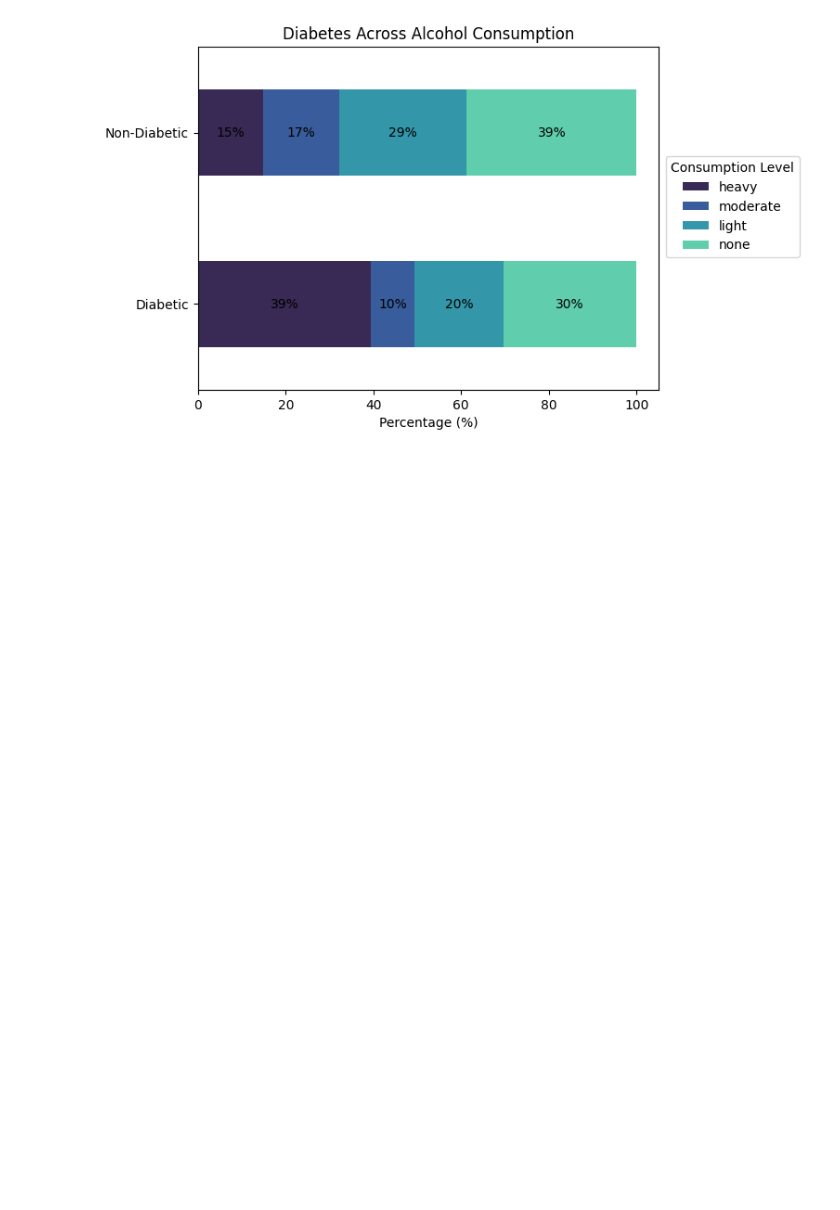
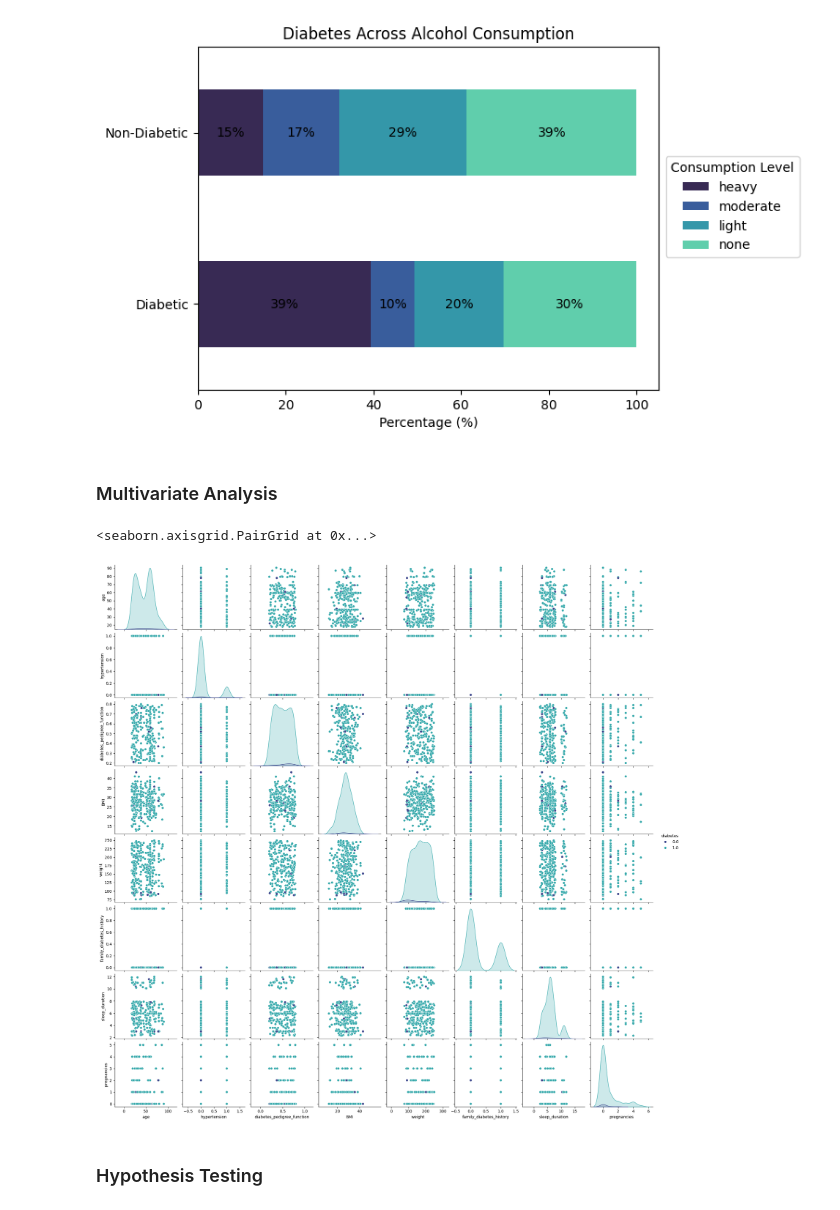
Before and after one commit to isabella-madiedo/Diabetes-Datathon, a Jupyter notebook: Code/exploratory_data_analysis.ipynb, the cells around one changed output. Drawn from its saved outputs; the diff is of its cells as text; code cells hidden in the pictures; blank space fills up the shorter version.

```diff
--- a/Code/exploratory_data_analysis.ipynb
+++ b/Code/exploratory_data_analysis.ipynb
@@ -199,3 +217,13 @@ fig , ax = stacked_viz('stress_level', 4, 'Diabetes Across Stress Levels', 'Stre
 fig , ax = stacked_viz('alcohol_consumption', 4, 'Diabetes Across Alcohol Consumption', 'Consumption Level', (1.32,0.7), ['heavy', 'moderate', 'light', 'none'])
 # %% [output]
 [figure]
+# %% [markdown]
+### Multivariate Analysis
+# %%
+clean_data_sample, _ = train_test_split(clean_data, test_size=0.995, stratify=clean_data['diabetes'], random_state=42)
+sns.pairplot(clean_data_sample, hue='diabetes', diag_kind='kde', palette='mako')
+# %% [output]
+<seaborn.axisgrid.PairGrid at 0x...>
+[figure, added]
+# %% [markdown]
+### Hypothesis Testing
```
Also changed, not shown: parts of 10 cells of this notebook.
